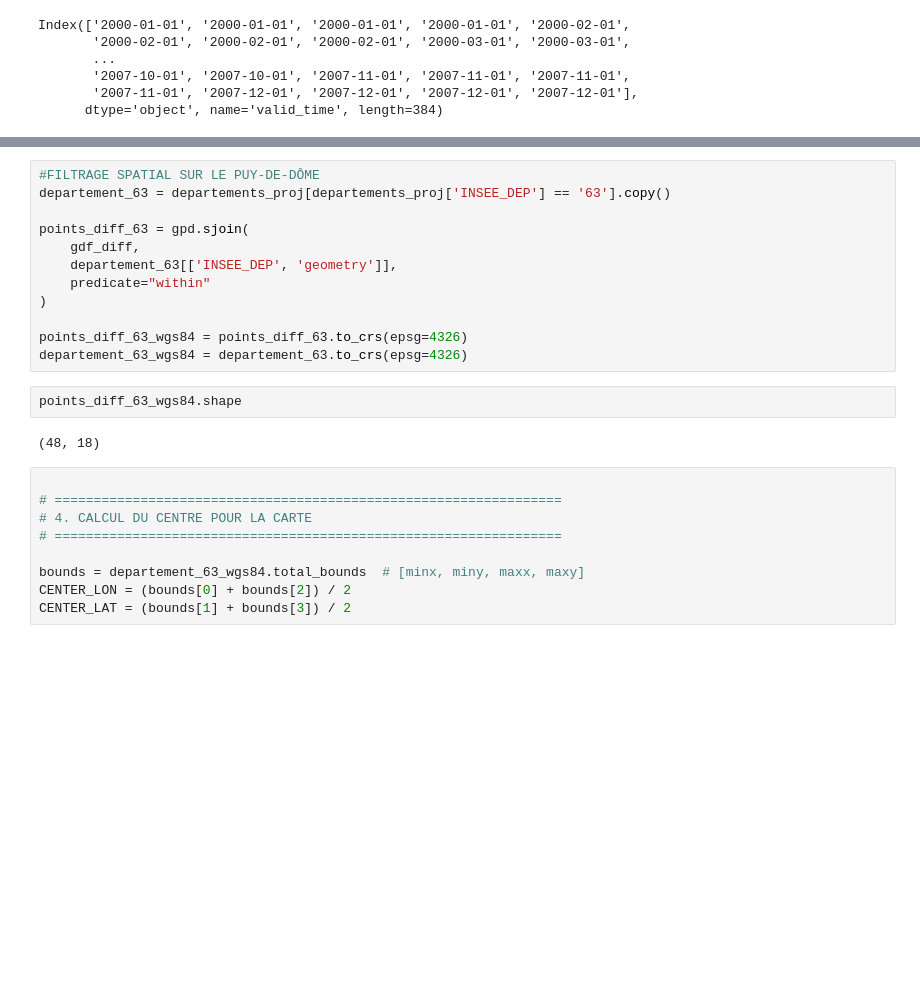
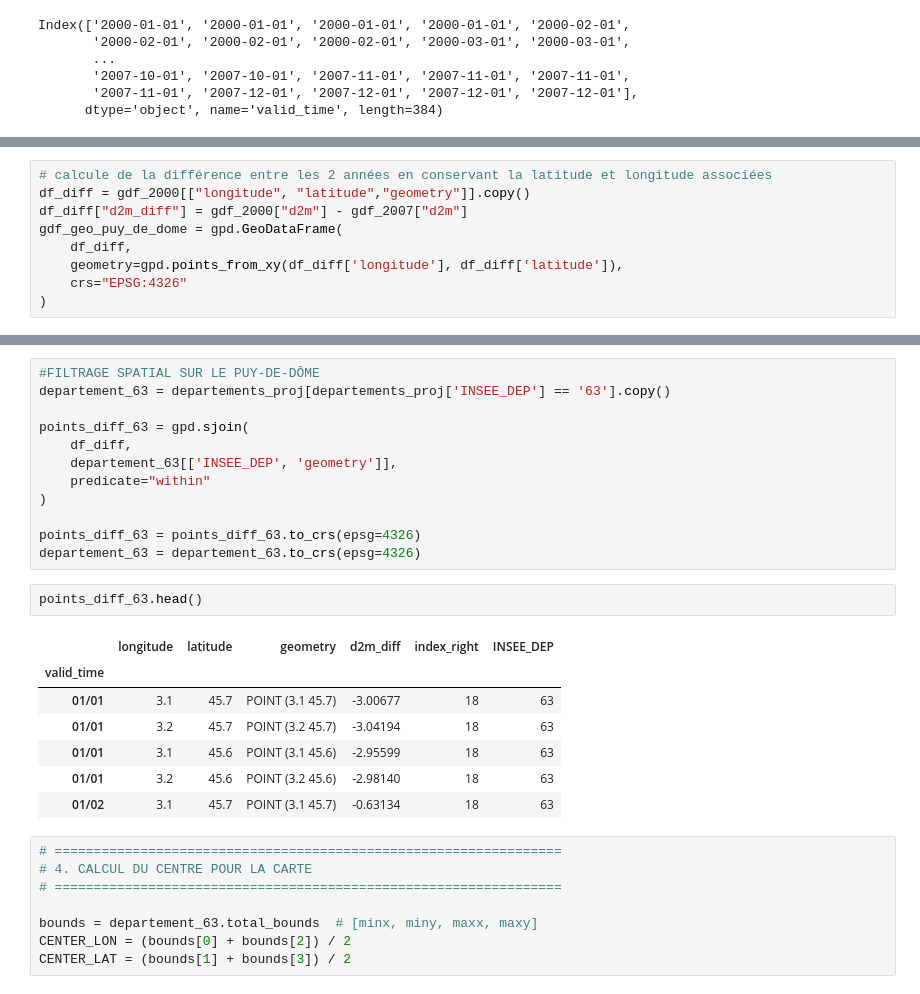
Before and after one commit to Aymanzej/Projet-5A, a Jupyter notebook: 3rd Month/Visualize_bdd.ipynb, the cells around one changed output, grey strips where cells are left out. Saved outputs shown, nothing was run; the diff lists cells and outputs as text; blank space fills up the shorter version.

Commit message:
comparaison entre 2000 et 2007 pour chaque jour de l'année présent dans la abse de donnée

```diff
--- a/3rd Month/Visualize_bdd.ipynb
+++ b/3rd Month/Visualize_bdd.ipynb
@@ -133,0 +101,9 @@ See the caveats in the documentation: https://pandas.pydata.org/pandas-docs/stab
+# %%
+# calcule de la différence entre les 2 années en conservant la latitude et longitude associées
+df_diff = gdf_2000[["longitude", "latitude","geometry"]].copy()
+df_diff["d2m_diff"] = gdf_2000["d2m"] - gdf_2007["d2m"]
+gdf_geo_puy_de_dome = gpd.GeoDataFrame(
+    df_diff,
+    geometry=gpd.points_from_xy(df_diff['longitude'], df_diff['latitude']),
+    crs="EPSG:4326"
+)
@@ -136,24 +122,29 @@ See the caveats in the documentation: https://pandas.pydata.org/pandas-docs/stab
 departement_63 = departements_proj[departements_proj['INSEE_DEP'] == '63'].copy()
 
 points_diff_63 = gpd.sjoin(
-    gdf_diff,
+    df_diff,
     departement_63[['INSEE_DEP', 'geometry']],
     predicate="within"
 )
 
-points_diff_63_wgs84 = points_diff_63.to_crs(epsg=4326)
-departement_63_wgs84 = departement_63.to_crs(epsg=4326)
+points_diff_63 = points_diff_63.to_crs(epsg=4326)
+departement_63 = departement_63.to_crs(epsg=4326)
 # %%
-points_diff_63_wgs84.shape
+points_diff_63.head()
 # %% [output]
-(48, 18)
+|  | longitude | latitude | geometry | d2m_diff | index_right | INSEE_DEP |
+| valid_time |  |  |  |  |  |  |
+| 01/01 | 3.1 | 45.7 | POINT (3.1 45.7) | -3.00677 | 18 | 63 |
+| 01/01 | 3.2 | 45.7 | POINT (3.2 45.7) | -3.04194 | 18 | 63 |
+| 01/01 | 3.1 | 45.6 | POINT (3.1 45.6) | -2.95599 | 18 | 63 |
+| 01/01 | 3.2 | 45.6 | POINT (3.2 45.6) | -2.98140 | 18 | 63 |
+| 01/02 | 3.1 | 45.7 | POINT (3.1 45.7) | -0.63134 | 18 | 63 |
 # %%
-
 # =================================================================
 # 4. CALCUL DU CENTRE POUR LA CARTE
 # =================================================================
 
-bounds = departement_63_wgs84.total_bounds  # [minx, miny, maxx, maxy]
+bounds = departement_63.total_bounds  # [minx, miny, maxx, maxy]
 CENTER_LON = (bounds[0] + bounds[2]) / 2
 CENTER_LAT = (bounds[1] + bounds[3]) / 2
 # %%
```
Also changed, not shown: parts of 4 cells of this notebook, 13 other files.
